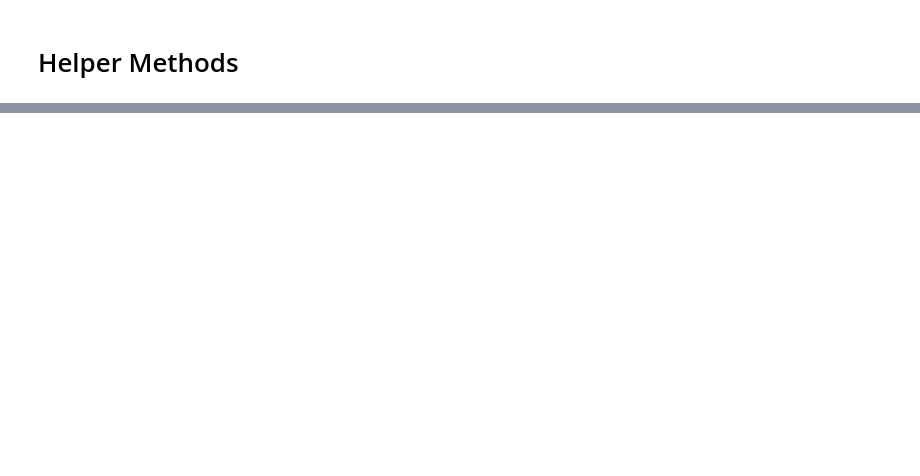
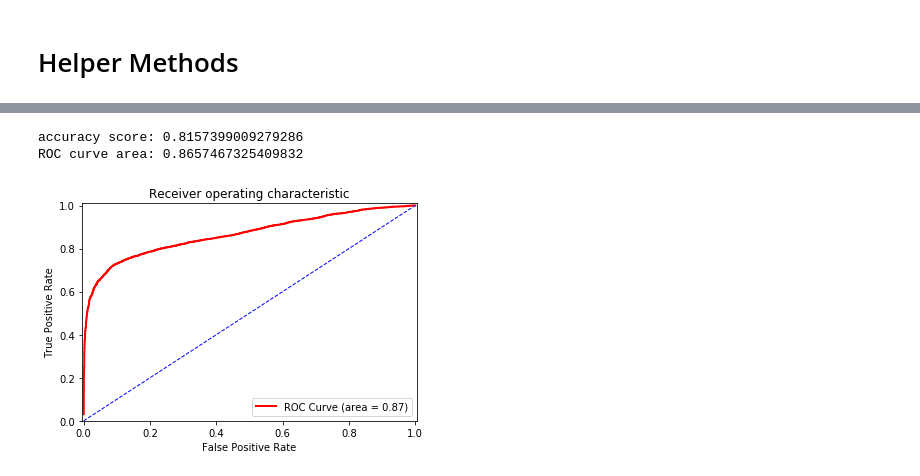
Before and after one commit to mattsegovia/Trending-YouTube-Catagories, a Jupyter notebook: Trending YouTube Categories.ipynb, the cells around one changed output, grey strips where cells are left out. Cells and saved outputs as stored; diff of their text form; code cells hidden in the pictures; blank space fills up the shorter version.

```diff
--- a/Trending YouTube Categories.ipynb
+++ b/Trending YouTube Categories.ipynb
@@ -295,0 +356,55 @@ displayCategoryThumbnailWall('gaming')
+# %%
+# Prediction on if a video gets over a million views based on these features
+feature_cols = ['likes', 'dislikes', 'comment_count', 'number_of_tags', 'days_before_trending']
+
+X = yt_df[feature_cols]
+y = yt_df['over_1_mil_views']
+
+
+
+# ---------- b ----------
+X_train, X_test, y_train, y_test = train_test_split(X, y, test_size=0.35, random_state=3)
+
+# ---------- c ----------
+my_logreg = LogisticRegression()
+my_logreg.fit(X_train, y_train)
+my_logreg_y_predict = my_logreg.predict(X_test)
+my_logreg_score = accuracy_score(y_test, my_logreg_y_predict)
+print("accuracy score: {}".format(my_logreg_score))
+
+
+y_predict_prob_lr = my_logreg.predict_proba(X_test)
+
+fpr, tpr, thresholds = metrics.roc_curve(y_test, y_predict_prob_lr[:,1], pos_label=1)
+
+# AUC:
+AUC = metrics.auc(fpr, tpr)
+print("ROC curve area: {}".format(AUC))
+
+
+%matplotlib inline
+
+plt.figure()
+
+# Roc Curve:
+plt.plot(fpr, tpr, color='red', lw=2,
+         label='ROC Curve (area = %0.2f)' % AUC)
+
+# Random Guess line:
+plt.plot([0, 1], [0, 1], color='blue', lw=1, linestyle='--')
+
+# Defining The Range of X-Axis and Y-Axis:
+plt.xlim([-0.005, 1.005])
+plt.ylim([0.0, 1.01])
+
+# Labels, Title, Legend:
+plt.xlabel('False Positive Rate')
+plt.ylabel('True Positive Rate')
+plt.title('Receiver operating characteristic')
+plt.legend(loc="lower right")
+
+plt.show()
+# %% [output]
+accuracy score: 0.8157399009279286
+ROC curve area: 0.8657467325409832
+[figure, added]
```
Also changed, not shown: parts of 52 cells of this notebook.
